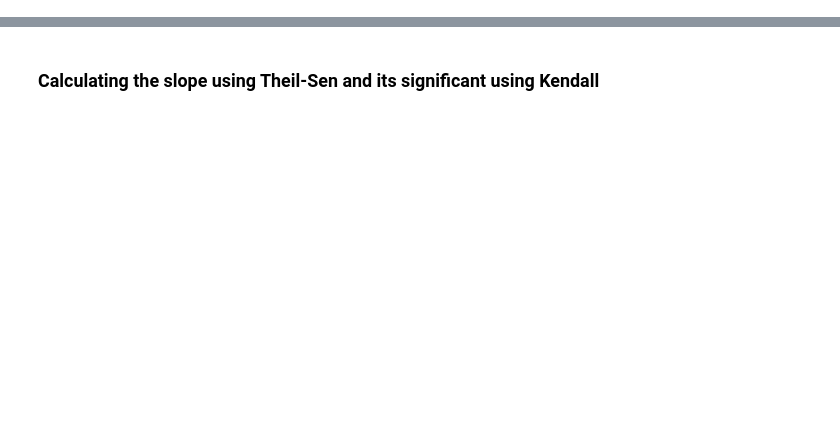
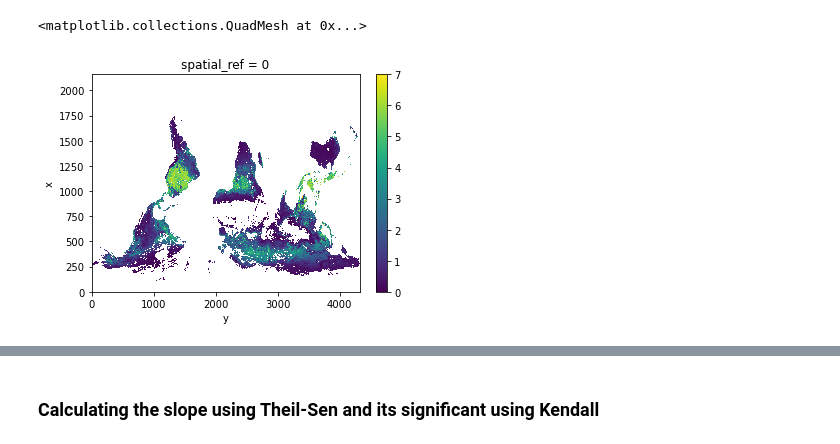
Before and after one commit to hamiddashti/greeness, a Jupyter notebook: codes/src/calculate_natural_variability.ipynb, the cells around one changed output, grey strips where cells are left out. Cells and saved outputs as stored; diff of their text form; code cells hidden in the pictures; blank space fills up the shorter version.

```diff
--- a/codes/src/calculate_natural_variability.ipynb
+++ b/codes/src/calculate_natural_variability.ipynb
@@ -0,0 +72,9 @@
+# %%
+da.rio.write_crs(
+    4326,
+    inplace=True,
+).rio.set_spatial_dims(
+    x_dim="x",
+    y_dim="y",
+    inplace=True,
+).rio.write_coordinate_system(inplace=True)
@@ -0,0 +95,5 @@
+# %%
+da.plot()
+# %% [output]
+<matplotlib.collections.QuadMesh at 0x...>
+[figure, added]
```
Also changed, not shown: parts of 19 cells of this notebook, 9 other files.
